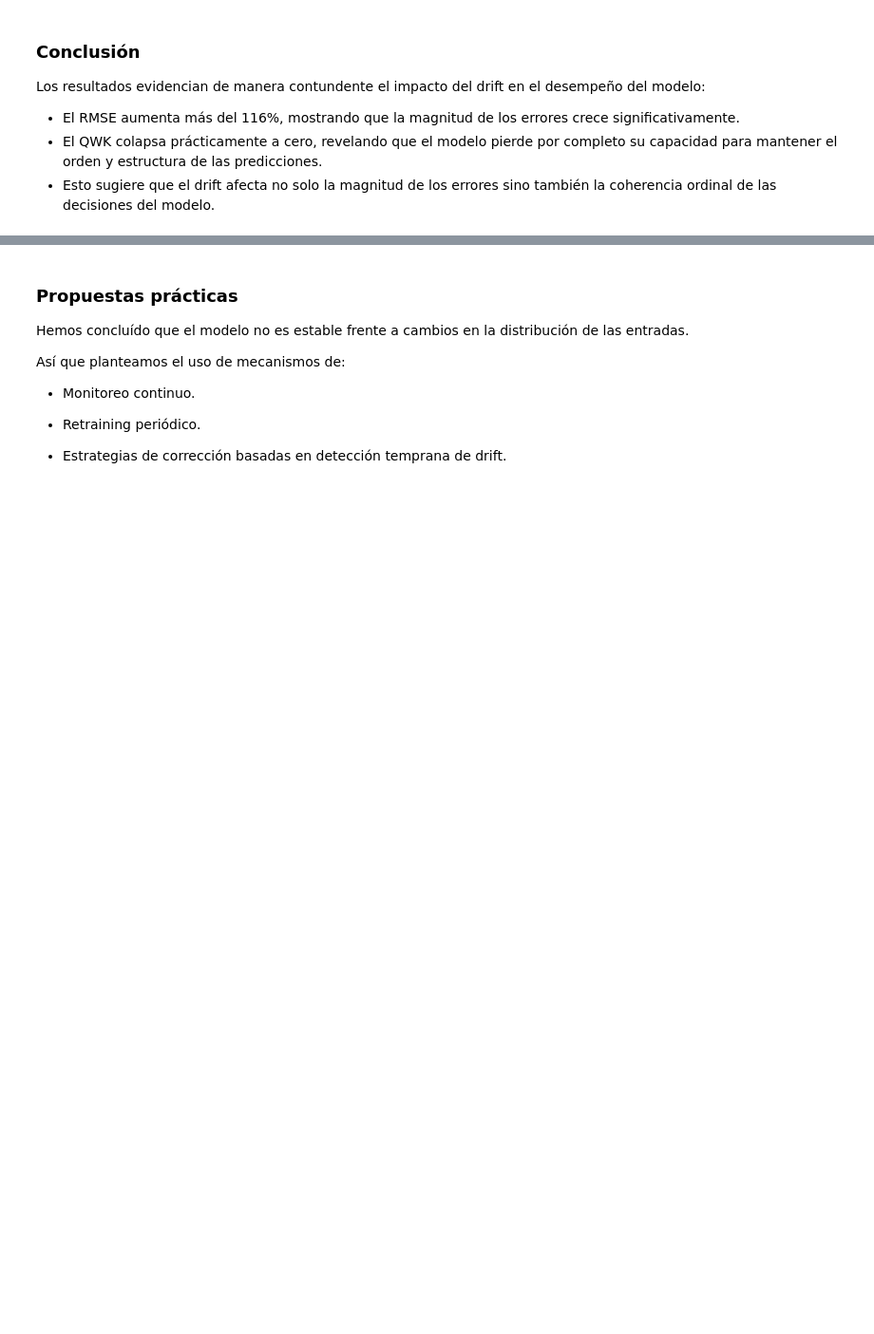
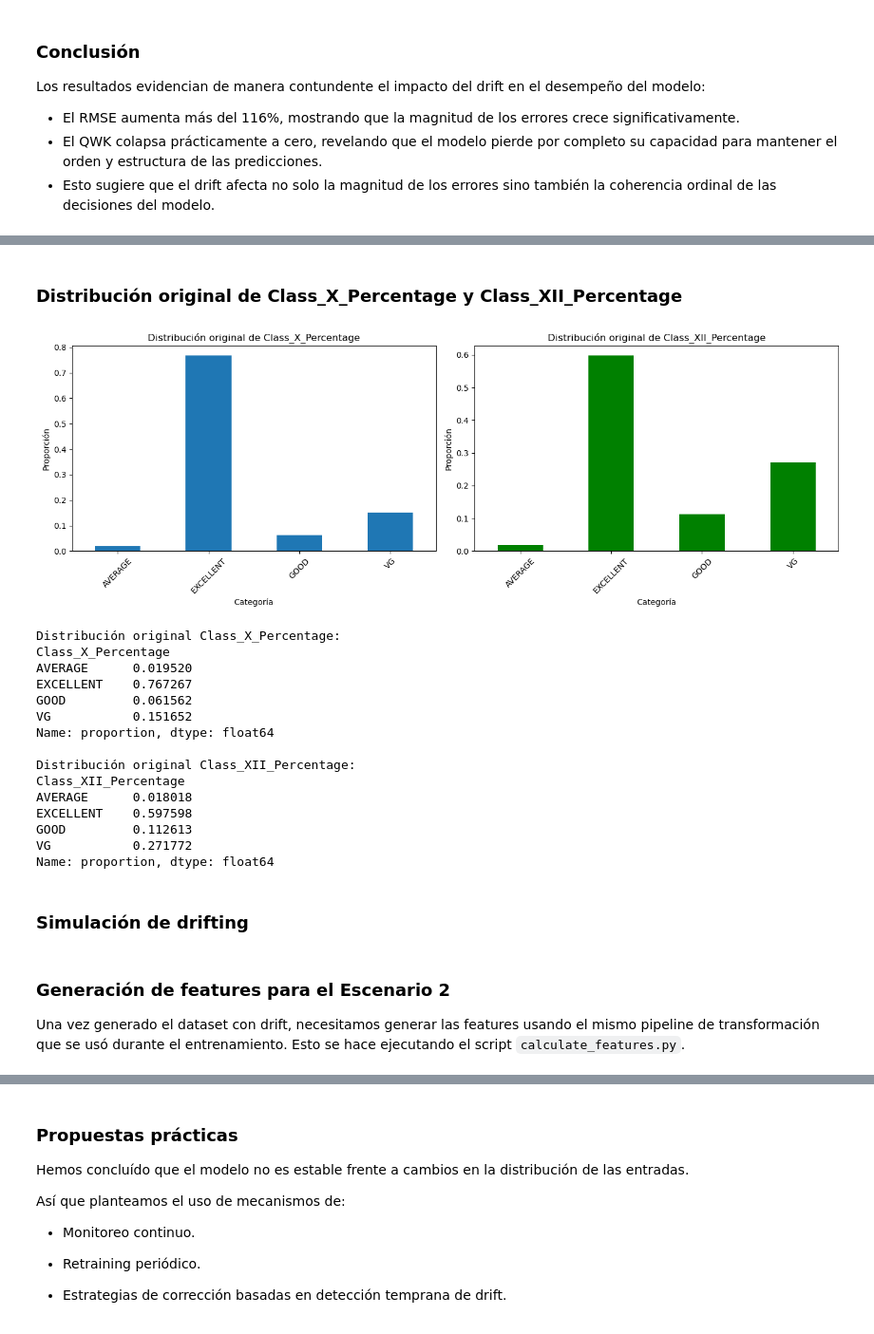
Before and after one commit to MLOpsEquipo36/equipo36mlops, a Jupyter notebook: notebooks/4_Data_Driffting_Generator.ipynb, the cells around one changed output, grey strips where cells are left out. Shown at 95% size. Saved outputs shown, nothing was run; the diff lists cells and outputs as text; code cells hidden in the pictures; blank space fills up the shorter version.

Commit message:
add drift second scenary

```diff
--- a/notebooks/4_Data_Driffting_Generator.ipynb
+++ b/notebooks/4_Data_Driffting_Generator.ipynb
@@ -776,0 +813,50 @@ Los resultados evidencian de manera contundente el impacto del drift en el desem
+# %% [markdown]
+### Distribución original de Class_X_Percentage y Class_XII_Percentage
+# %%
+# Visualizar distribución original de ambas variables
+fig, axes = plt.subplots(1, 2, figsize=(14, 5))
+
+# Class_X_Percentage
+baseline_df['Class_X_Percentage'].value_counts(normalize=True).sort_index().plot(kind='bar', ax=axes[0])
+axes[0].set_title("Distribución original de Class_X_Percentage")
+axes[0].set_xlabel("Categoría")
+axes[0].set_ylabel("Proporción")
+axes[0].tick_params(axis='x', rotation=45)
+
+# Class_XII_Percentage
+baseline_df['Class_XII_Percentage'].value_counts(normalize=True).sort_index().plot(kind='bar', ax=axes[1], color='green')
+axes[1].set_title("Distribución original de Class_XII_Percentage")
+axes[1].set_xlabel("Categoría")
+axes[1].set_ylabel("Proporción")
+axes[1].tick_params(axis='x', rotation=45)
+
+plt.tight_layout()
+plt.show()
+
+print("Distribución original Class_X_Percentage:")
+print(baseline_df['Class_X_Percentage'].value_counts(normalize=True).sort_index())
+print("\nDistribución original Class_XII_Percentage:")
+print(baseline_df['Class_XII_Percentage'].value_counts(normalize=True).sort_index())
+# %% [output]
+[figure, added]
+Distribución original Class_X_Percentage:
+Class_X_Percentage
+AVERAGE      0.019520
+EXCELLENT    0.767267
+GOOD         0.061562
+VG           0.151652
+Name: proportion, dtype: float64
+
+Distribución original Class_XII_Percentage:
+Class_XII_Percentage
+AVERAGE      0.018018
+EXCELLENT    0.597598
+GOOD         0.112613
+VG           0.271772
+Name: proportion, dtype: float64
+# %% [markdown]
+### Simulación de drifting
+# %% [markdown]
+### Generación de features para el Escenario 2
+
+Una vez generado el dataset con drift, necesitamos generar las features usando el mismo pipeline de transformación que se usó durante el entrenamiento. Esto se hace ejecutando el script `calculate_features.py`.
```
Also changed, not shown: parts of 22 cells of this notebook, 2 other files.
